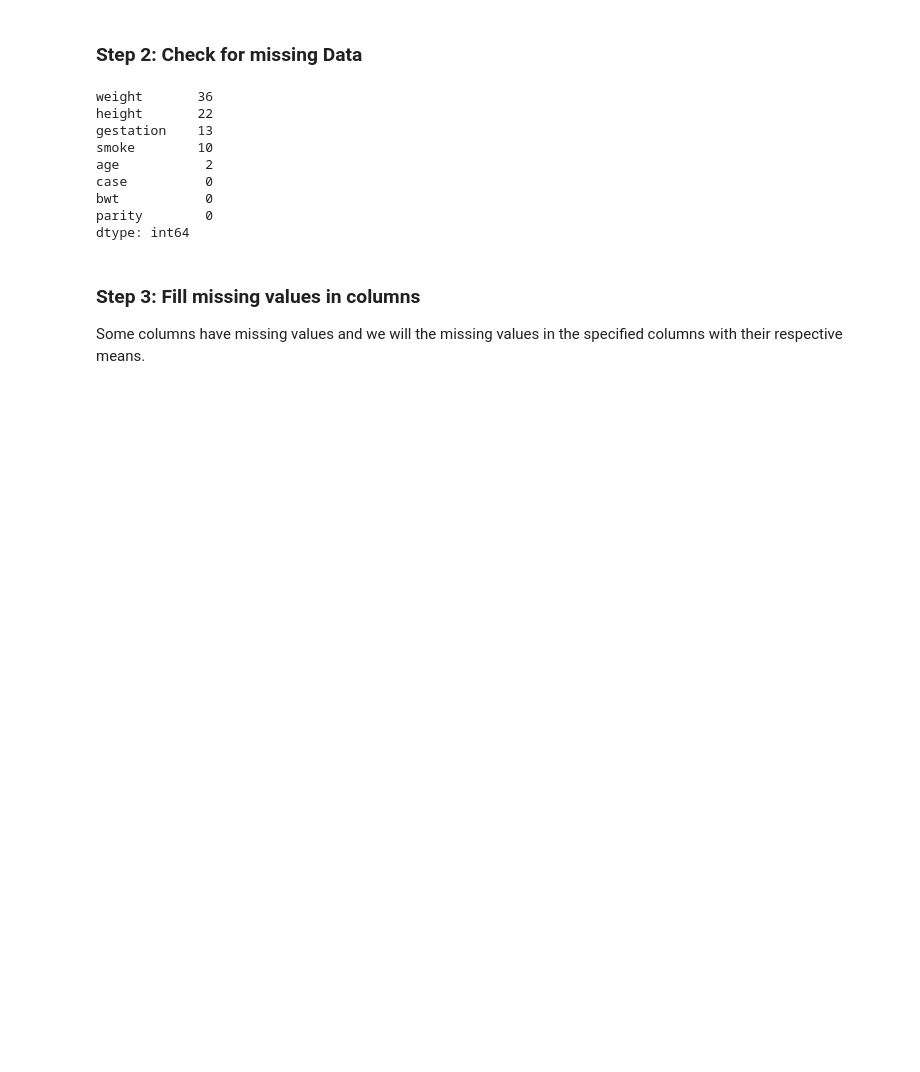
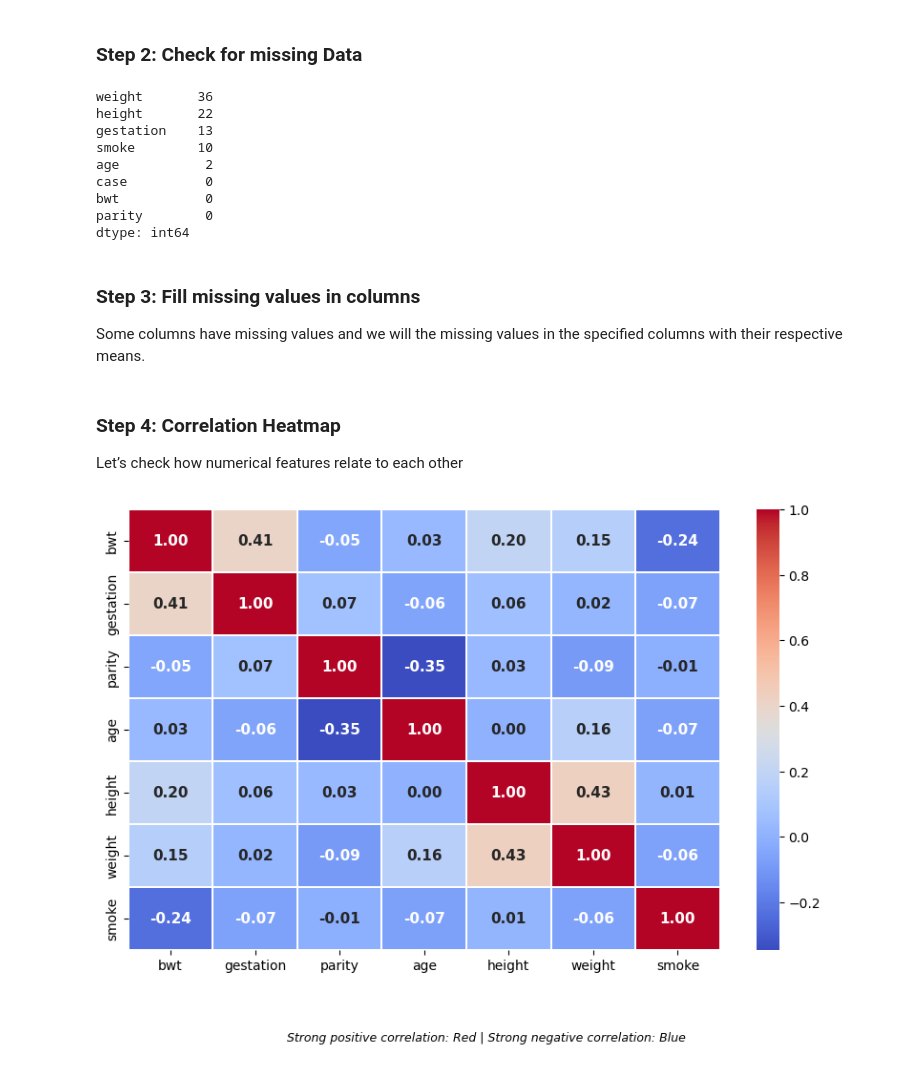
Before and after one commit to Mathews-Odongo/Birth-weight-analysis, a Jupyter notebook: weight.ipynb, the cells around one changed output. Drawn from its saved outputs; the diff is of its cells as text; code cells hidden in the pictures; blank space fills up the shorter version.

Commit message:
add correlation heatmap

```diff
--- a/weight.ipynb
+++ b/weight.ipynb
@@ -126,3 +126,27 @@ means = df[['gestation', 'age', 'height', 'weight', 'smoke']].mean()
 
 # Fill missing values using pre-calculated means
 df.fillna(means, inplace=True)
+# %% [markdown]
+### Step 4: Correlation Heatmap
+Let’s check how numerical features relate to each other
+# %%
+# Create numeric DataFrame and drop identifier column
+numeric_df = df.select_dtypes(include='number').drop(columns='case')
+
+# Plot correlation heatmap with enhanced readability
+plt.figure(figsize=(10, 6))
+ax = sns.heatmap(
+    numeric_df.corr(),
+    annot=True,
+    cmap='coolwarm',
+    fmt=".2f",
+    linewidths=0.3,
+    annot_kws={"size": 11, "weight": "bold"}
+)
+plt.figtext(0.5, -0.05,
+            "Strong positive correlation: Red | Strong negative correlation: Blue",
+            ha="center", fontsize=9, style="italic")
+
+plt.show()
+# %% [output]
+[figure, added]
```
